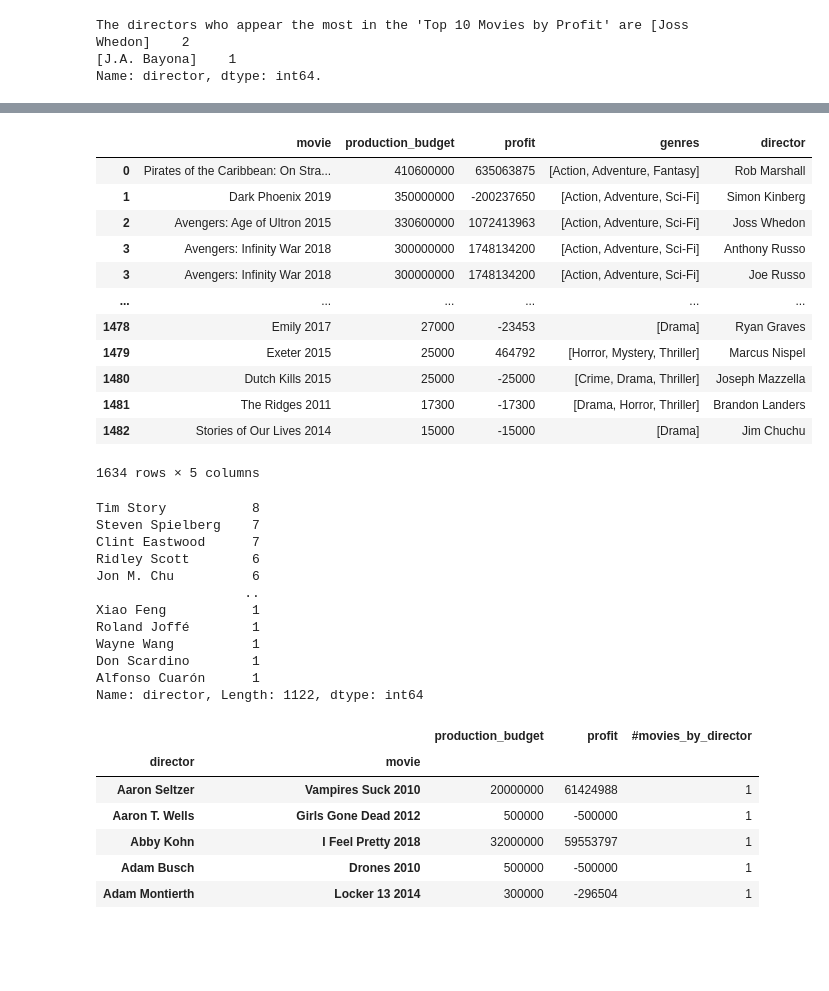
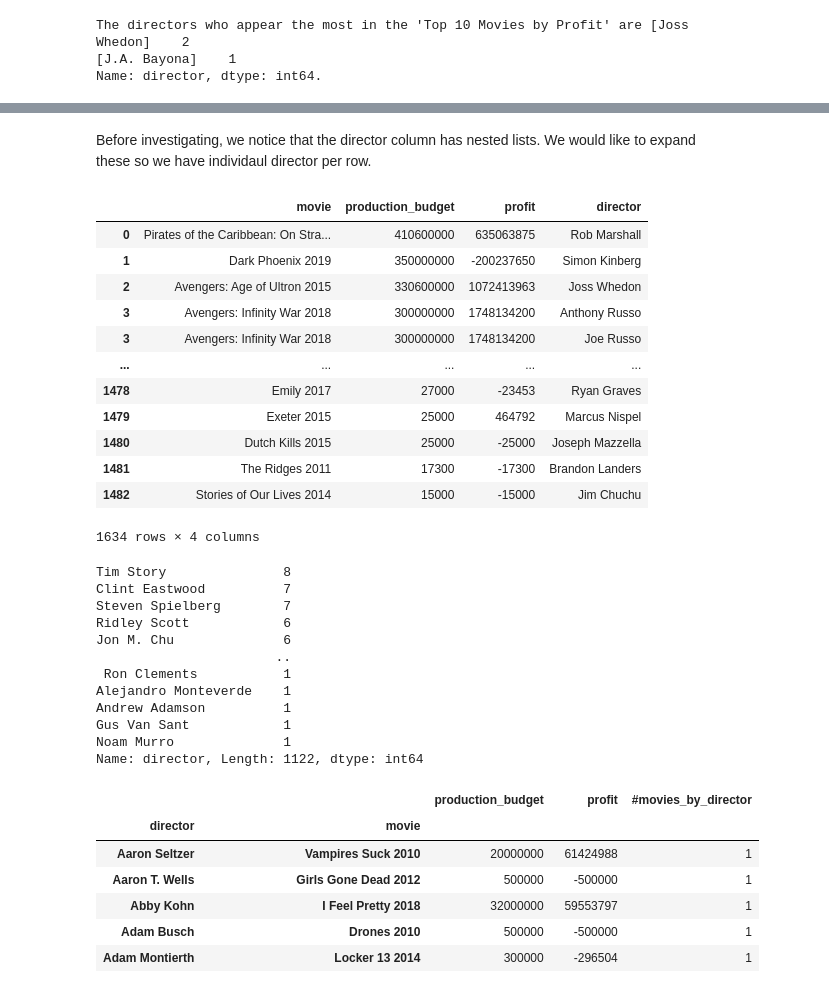
Before and after one commit to sbaltodano/dsc-phase-1-project, a Jupyter notebook: Sejin-EDA.ipynb, the cells around one changed output, grey strips where cells are left out. Drawn from its saved outputs; the diff is of its cells as text; code cells hidden in the pictures; blank space fills up the shorter version.

```diff
--- a/Sejin-EDA.ipynb
+++ b/Sejin-EDA.ipynb
@@ -71,4 +70,0 @@ We will prepare a new dataframe that has necessary columns and visualize the top
-# %%
-# Dropping unnessary columns for the 3rd question
-df.drop(['release_date', 'worldwide_gross', 'foreign_gross', 'domestic_gross'], axis=1, inplace=True)
-df.head()
@@ -98,0 +71,4 @@ individual_df
+# %%
+# Keeping only the necessary columns
+q3_df = df.loc[:, ['movie', 'production_budget', 'profit', 'director']]
+q3_df
@@ -157 +154,3 @@ Name: director, dtype: int64.
+# %% [markdown]
+Before investigating, we notice that the director column has nested lists. We would like to expand these so we have individaul director per row.
 # %%
@@ -159,36 +158,36 @@ Name: director, dtype: int64.
 # %%
 # Creating a new dataframe 'individual_df' with 'director' column expanded to show individaul director per row
-individual_df = df.explode('director')
+individual_df = q3_df.explode('director')
 individual_df
 # %% [output]
-|  | movie | production_budget | profit | genres | director |
-| 0 | Pirates of the Caribbean: On Stra... | 410600000 | 635063875 | [Action, Adventure, Fantasy] | Rob Marshall |
-| 1 | Dark Phoenix 2019 | 350000000 | -200237650 | [Action, Adventure, Sci-Fi] | Simon Kinberg |
-| 2 | Avengers: Age of Ultron 2015 | 330600000 | 1072413963 | [Action, Adventure, Sci-Fi] | Joss Whedon |
-| 3 | Avengers: Infinity War 2018 | 300000000 | 1748134200 | [Action, Adventure, Sci-Fi] | Anthony Russo |
-| 3 | Avengers: Infinity War 2018 | 300000000 | 1748134200 | [Action, Adventure, Sci-Fi] | Joe Russo |
-| ... | ... | ... | ... | ... | ... |
-| 1478 | Emily 2017 | 27000 | -23453 | [Drama] | Ryan Graves |
-| 1479 | Exeter 2015 | 25000 | 464792 | [Horror, Mystery, Thriller] | Marcus Nispel |
-| 1480 | Dutch Kills 2015 | 25000 | -25000 | [Crime, Drama, Thriller] | Joseph Mazzella |
-| 1481 | The Ridges 2011 | 17300 | -17300 | [Drama, Horror, Thriller] | Brandon Landers |
-| 1482 | Stories of Our Lives 2014 | 15000 | -15000 | [Drama] | Jim Chuchu |
+|  | movie | production_budget | profit | director |
+| 0 | Pirates of the Caribbean: On Stra... | 410600000 | 635063875 | Rob Marshall |
+| 1 | Dark Phoenix 2019 | 350000000 | -200237650 | Simon Kinberg |
+| 2 | Avengers: Age of Ultron 2015 | 330600000 | 1072413963 | Joss Whedon |
+| 3 | Avengers: Infinity War 2018 | 300000000 | 1748134200 | Anthony Russo |
+| 3 | Avengers: Infinity War 2018 | 300000000 | 1748134200 | Joe Russo |
+| ... | ... | ... | ... | ... |
+| 1478 | Emily 2017 | 27000 | -23453 | Ryan Graves |
+| 1479 | Exeter 2015 | 25000 | 464792 | Marcus Nispel |
+| 1480 | Dutch Kills 2015 | 25000 | -25000 | Joseph Mazzella |
+| 1481 | The Ridges 2011 | 17300 | -17300 | Brandon Landers |
+| 1482 | Stories of Our Lives 2014 | 15000 | -15000 | Jim Chuchu |
-1634 rows × 5 columns
+1634 rows × 4 columns
 # %%
 # Counting movies made by each director
 individual_df['director'].value_counts()
 # %% [output]
-Tim Story           8
-Steven Spielberg    7
-Clint Eastwood      7
-Ridley Scott        6
-Jon M. Chu          6
-                   ..
-Xiao Feng           1
-Roland Joffé        1
-Wayne Wang          1
-Don Scardino        1
-Alfonso Cuarón      1
+Tim Story               8
+Clint Eastwood          7
+Steven Spielberg        7
+Ridley Scott            6
+Jon M. Chu              6
+                       ..
+ Ron Clements           1
+Alejandro Monteverde    1
+Andrew Adamson          1
+Gus Van Sant            1
+Noam Murro              1
 Name: director, Length: 1122, dtype: int64
 # %%
 # Creating a column that shows the number of movies made by the individual director
```
Also changed, not shown: parts of 12 cells of this notebook.
